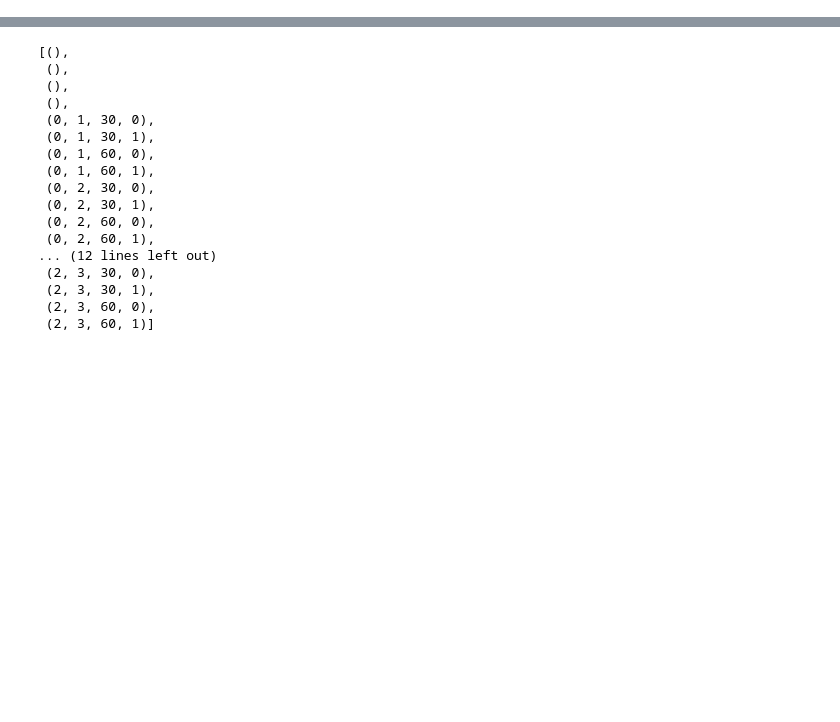
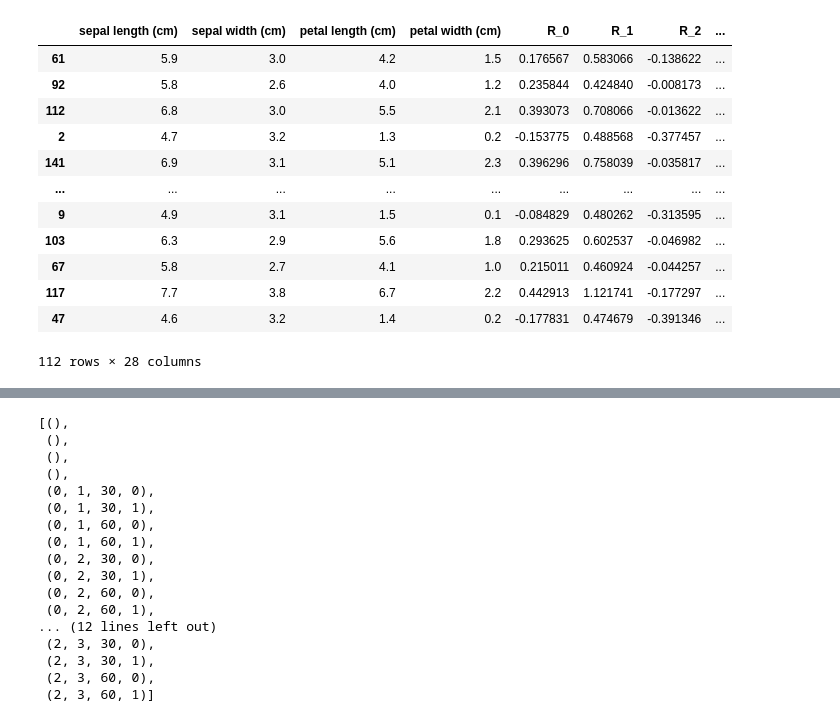
Before and after one commit to Brett-Kennedy/RotationFeatures, a Jupyter notebook: examples/Visualization_Examples.ipynb, the cells around one changed output, grey strips where cells are left out. Saved outputs shown, nothing was run; the diff lists cells and outputs as text; code cells hidden in the pictures; blank space fills up the shorter version.

```diff
--- a/examples/Visualization_Examples.ipynb
+++ b/examples/Visualization_Examples.ipynb
@@ -39,0 +141,16 @@ array([2, 1, 0, 2, 0, 2, 0, 1, 1, 1, 2, 1, 1, 1, 1, 0, 1, 1, 0, 0, 2, 1,
+# %%
+display(X_train_extended)
+# %% [output]
+|  | sepal length (cm) | sepal width (cm) | petal length (cm) | petal width (cm) | R_0 | R_1 | R_2 | ... |
+| 61 | 5.9 | 3.0 | 4.2 | 1.5 | 0.176567 | 0.583066 | -0.138622 | ... |
+| 92 | 5.8 | 2.6 | 4.0 | 1.2 | 0.235844 | 0.424840 | -0.008173 | ... |
+| 112 | 6.8 | 3.0 | 5.5 | 2.1 | 0.393073 | 0.708066 | -0.013622 | ... |
+| 2 | 4.7 | 3.2 | 1.3 | 0.2 | -0.153775 | 0.488568 | -0.377457 | ... |
+| 141 | 6.9 | 3.1 | 5.1 | 2.3 | 0.396296 | 0.758039 | -0.035817 | ... |
+| ... | ... | ... | ... | ... | ... | ... | ... | ... |
+| 9 | 4.9 | 3.1 | 1.5 | 0.1 | -0.084829 | 0.480262 | -0.313595 | ... |
+| 103 | 6.3 | 2.9 | 5.6 | 1.8 | 0.293625 | 0.602537 | -0.046982 | ... |
+| 67 | 5.8 | 2.7 | 4.1 | 1.0 | 0.215011 | 0.460924 | -0.044257 | ... |
+| 117 | 7.7 | 3.8 | 6.7 | 2.2 | 0.442913 | 1.121741 | -0.177297 | ... |
+| 47 | 4.6 | 3.2 | 1.4 | 0.2 | -0.177831 | 0.474679 | -0.391346 | ... |
+112 rows × 28 columns
```
Also changed, not shown: parts of 14 cells of this notebook, 2 other files.
